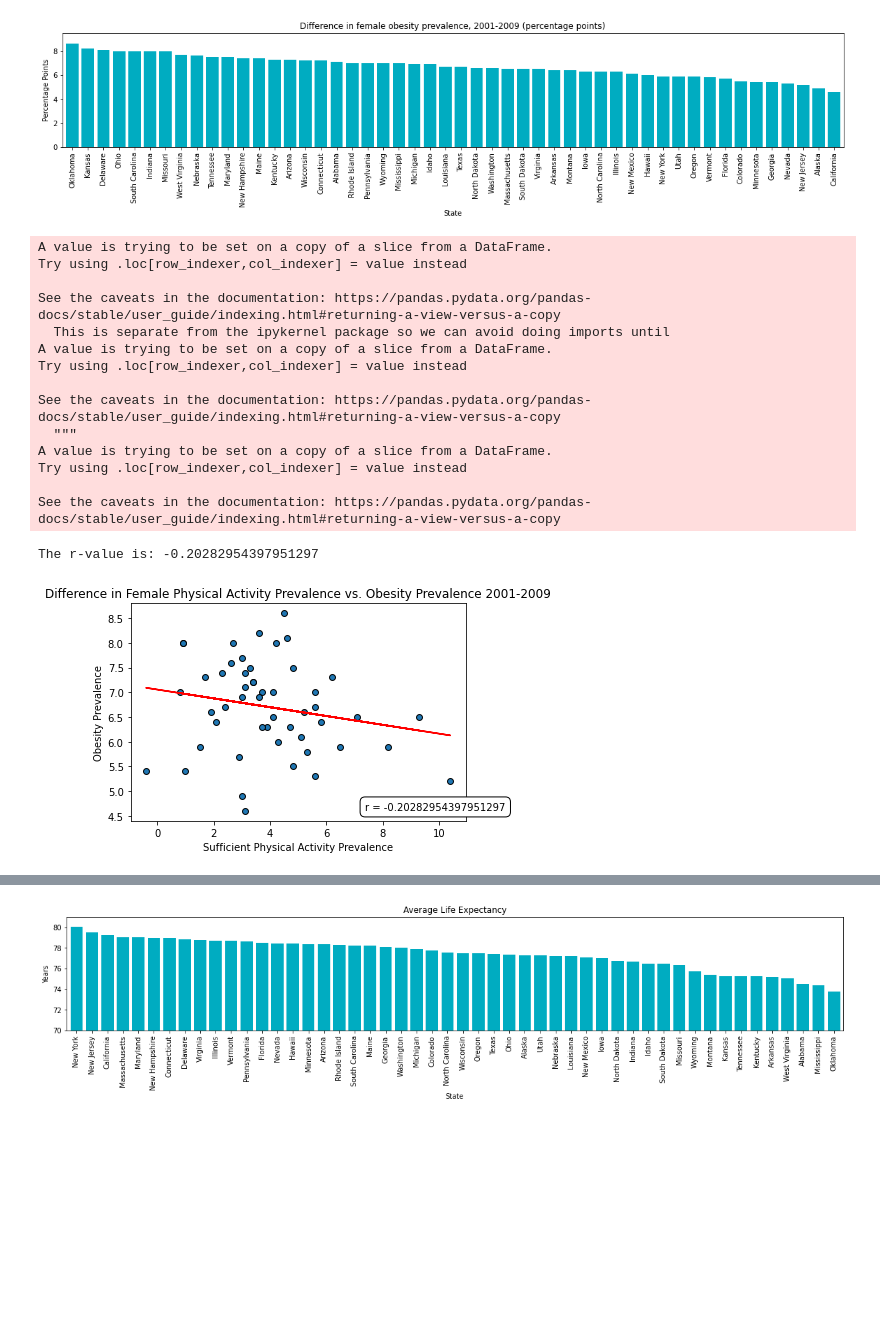
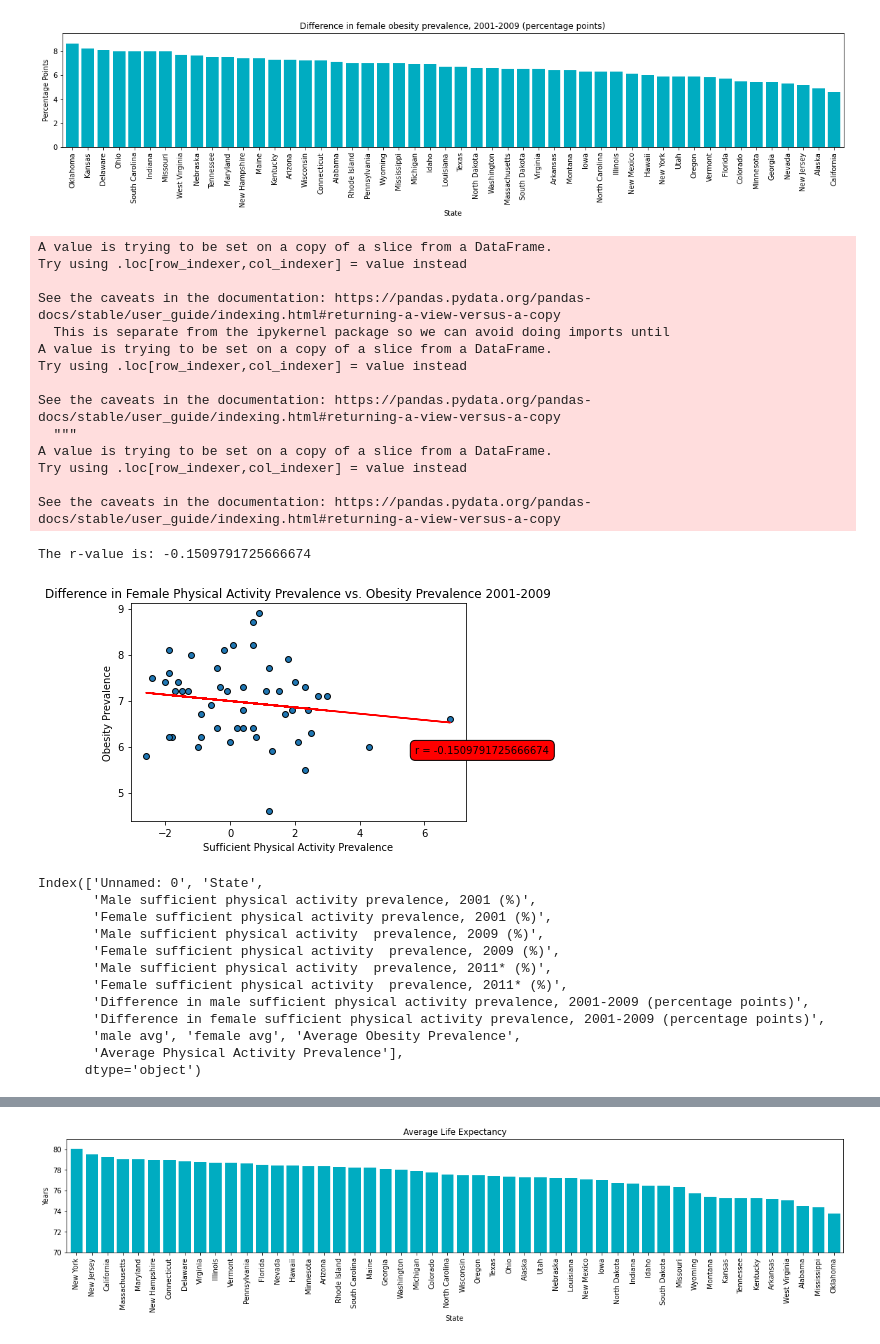
Before and after one commit to Mvillarreal88/State-of-Survival, a Jupyter notebook: Sandbox/Dillon/states-charts.ipynb, the cells around one changed output, grey strips where cells are left out. Saved outputs shown, nothing was run; the diff lists cells and outputs as text; code cells hidden in the pictures; blank space fills up the shorter version.

Commit message:
updated linear regression charts

```diff
--- a/Sandbox/Dillon/states-charts.ipynb
+++ b/Sandbox/Dillon/states-charts.ipynb
@@ -159,8 +159,8 @@ state_le_df['female avg'] = ((state_data_df['Female life expectancy, 2000 (years
 state_le_df['Average Life Expectancy'] = ((state_le_df['male avg'] + state_le_df['female avg'])/2)
 
 # set x and y values
-x_values = state_PA_df["Difference in female sufficient physical activity prevalence, 2001-2009 (percentage points)"]
-y_values = state_obes_df['Difference in female obesity prevalence, 2001-2009 (percentage points)']
+x_values = state_PA_df["Difference in male sufficient physical activity prevalence, 2001-2009 (percentage points)"]
+y_values = state_obes_df['Difference in male obesity prevalence, 2001-2009 (percentage points)']
 # linear regression
 (slope, intercept, rvalue, pvalue, stderr) = linregress(x_values, y_values)
 # variable for calculation of regression line
@@ -173,39 +173,52 @@ plt.scatter(x_values,y_values, edgecolors='black',s=35)
 # plot the line of the slope intercept equation
 plt.plot(x_values,regress_values,"red")
 # style the box for the equation
-le_bbox = dict(boxstyle="round,pad=0.5", fc="w", ec="k", lw=1)
+le_bbox = dict(boxstyle="round,pad=0.5", fc="r", ec="k", lw='1',)
 
 r_value = f'r = {rvalue}'
 # add the equation to the plot
 plt.annotate(r_value,
             xy=(0, 1.5),
             xycoords='axes fraction',
-            xytext=(0.7, .05),
+            xytext=(0.85, .31),
             bbox=le_bbox)
 # set the title and axis labels
 plt.xlabel('Sufficient Physical Activity Prevalence')
 plt.ylabel('Obesity Prevalence')
 plt.title('Difference in Female Physical Activity Prevalence vs. Obesity Prevalence 2001-2009')
 plt.savefig("output_data/Difference in Female Physical Activity Prevalence vs. Obesity Prevalence 2001-2009.png")
 
 plt.show()
+state_PA_df.columns
 # %% [output]
 A value is trying to be set on a copy of a slice from a DataFrame.
 Try using .loc[row_indexer,col_indexer] = value instead
 
 See the caveats in the documentation: https://pandas.pydata.org/pandas-docs/stable/user_guide/indexing.html#returning-a-view-versus-a-copy
   This is separate from the ipykernel package so we can avoid doing imports until
 A value is trying to be set on a copy of a slice from a DataFrame.
 Try using .loc[row_indexer,col_indexer] = value instead
 
 See the caveats in the documentation: https://pandas.pydata.org/pandas-docs/stable/user_guide/indexing.html#returning-a-view-versus-a-copy
   """
 A value is trying to be set on a copy of a slice from a DataFrame.
 Try using .loc[row_indexer,col_indexer] = value instead
 
 See the caveats in the documentation: https://pandas.pydata.org/pandas-docs/stable/user_guide/indexing.html#returning-a-view-versus-a-copy
-The r-value is: -0.20282954397951297
+The r-value is: -0.1509791725666674
-[figure, old version]
+[figure, new version]
+Index(['Unnamed: 0', 'State',
+       'Male sufficient physical activity prevalence, 2001 (%)',
+       'Female sufficient physical activity prevalence, 2001 (%)',
+       'Male sufficient physical activity  prevalence, 2009 (%)',
+       'Female sufficient physical activity  prevalence, 2009 (%)',
+       'Male sufficient physical activity  prevalence, 2011* (%)',
+       'Female sufficient physical activity  prevalence, 2011* (%)',
+       'Difference in male sufficient physical activity prevalence, 2001-2009 (percentage points)',
+       'Difference in female sufficient physical activity prevalence, 2001-2009 (percentage points)',
+       'male avg', 'female avg', 'Average Obesity Prevalence',
+       'Average Physical Activity Prevalence'],
+      dtype='object')
 # %%
 # set x and y values
 x_values = state_PA_df["Difference in male sufficient physical activity prevalence, 2001-2009 (percentage points)"]
```
Also changed, not shown: parts of 1 cell of this notebook, 3 other files.
